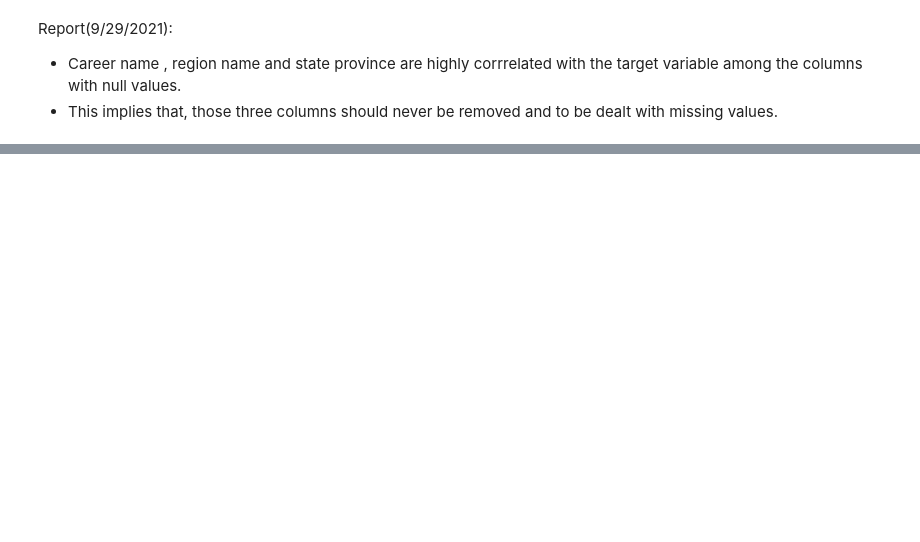
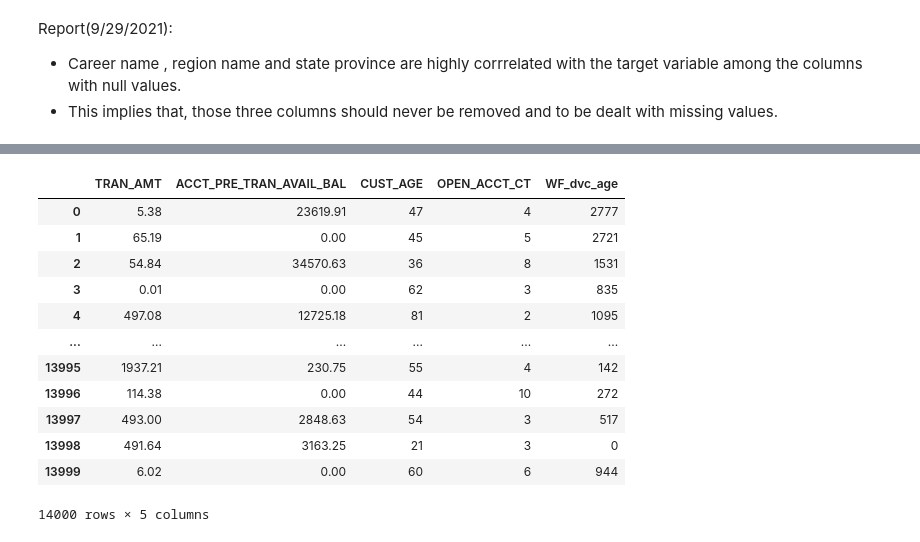
Before and after one commit to rahulrenegade/Wells-Fargo-Analytics-Challenge, a Jupyter notebook: Wells Fargo .ipynb, the cells around one changed output, grey strips where cells are left out. Drawn from its saved outputs; the diff is of its cells as text; code cells hidden in the pictures; blank space fills up the shorter version.

```diff
--- a/Wells Fargo .ipynb
+++ b/Wells Fargo .ipynb
@@ -298,0 +335,17 @@ Report(9/29/2021):
+# %%
+HAC_Clustering= train[['TRAN_AMT','ACCT_PRE_TRAN_AVAIL_BAL','CUST_AGE','OPEN_ACCT_CT','WF_dvc_age','C']]
+HAC_Clustering
+# %% [output]
+|  | TRAN_AMT | ACCT_PRE_TRAN_AVAIL_BAL | CUST_AGE | OPEN_ACCT_CT | WF_dvc_age |
+| 0 | 5.38 | 23619.91 | 47 | 4 | 2777 |
+| 1 | 65.19 | 0.00 | 45 | 5 | 2721 |
+| 2 | 54.84 | 34570.63 | 36 | 8 | 1531 |
+| 3 | 0.01 | 0.00 | 62 | 3 | 835 |
+| 4 | 497.08 | 12725.18 | 81 | 2 | 1095 |
+| ... | ... | ... | ... | ... | ... |
+| 13995 | 1937.21 | 230.75 | 55 | 4 | 142 |
+| 13996 | 114.38 | 0.00 | 44 | 10 | 272 |
+| 13997 | 493.00 | 2848.63 | 54 | 3 | 517 |
+| 13998 | 491.64 | 3163.25 | 21 | 3 | 0 |
+| 13999 | 6.02 | 0.00 | 60 | 6 | 944 |
+14000 rows × 5 columns
```
Also changed, not shown: parts of 30 cells of this notebook, 1 other file.
